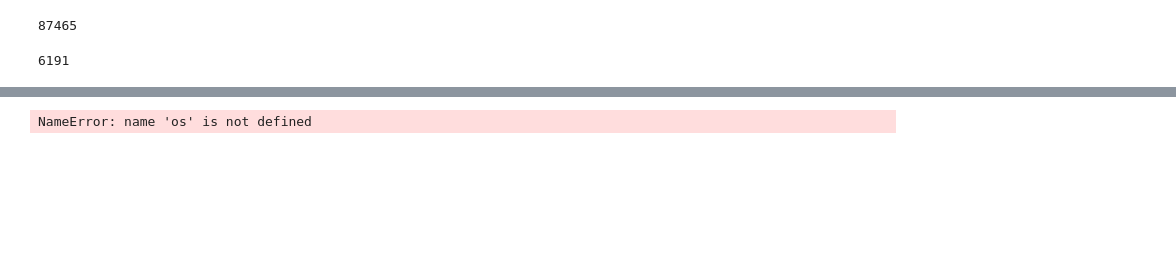
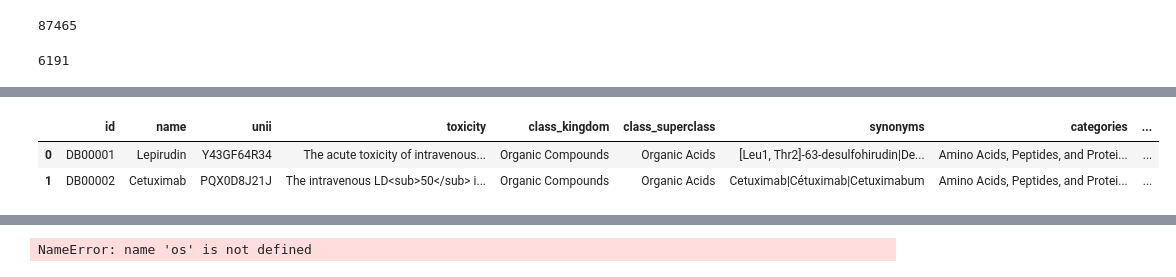
Before and after one commit to matheogodenzi/HyperBabbage, a Jupyter notebook: Seb - Merge Bind & DrugBank.ipynb, the cells around one changed output, grey strips where cells are left out. Drawn from its saved outputs; the diff is of its cells as text; code cells hidden in the pictures; blank space fills up the shorter version.

```diff
--- a/Seb - Merge Bind & DrugBank.ipynb
+++ b/Seb - Merge Bind & DrugBank.ipynb
@@ -107,7 +107,7 @@ DrugBank = drugbank.rename(columns={
     'chembl': 'ChEMBL_ID',
     'pubchem': 'PubChem_CID',
     'PubChem Substance': 'PubChem_SID',
-    'DrugBank IDs': 'DrugBank_ID',
+    'id': 'DrugBank_ID',
     'bindingdb': 'BindingDB_ID',
     'ZINC': 'ZINC_ID',
     'SMILES': 'SMILES',
@@ -116,6 +116,7 @@ DrugBank = drugbank.rename(columns={
 })
 
 BindingDB['Unique_ID'] = np.arange(len(BindingDB))
+DrugBank['Unique_DrugBank_ID'] = np.arange(len(DrugBank))
 # %%
 import pandas as pd
 import os
@@ -261,3 +303,9 @@ merged_df.drop_duplicates(subset=['Unique_ID'], inplace=True)
+# %%
+DrugBank.head(2)
+# %% [output]
+|  | id | name | unii | toxicity | class_kingdom | class_superclass | synonyms | categories | ... |
+| 0 | DB00001 | Lepirudin | Y43GF64R34 | The acute toxicity of intravenous... | Organic Compounds | Organic Acids | [Leu1, Thr2]-63-desulfohirudin|De... | Amino Acids, Peptides, and Protei... | ... |
+| 1 | DB00002 | Cetuximab | PQX0D8J21J | The intravenous LD<sub>50</sub> i... | Organic Compounds | Organic Acids | Cetuximab|Cétuximab|Cetuximabum | Amino Acids, Peptides, and Protei... | ... |
 # %%
 # Left join binding db with merged_df (on Unique_ID), don't duplicate columns though
 binding_readded = pd.merge(BindingDB, merged_df, on='Unique_ID', how='left', suffixes=('', '_y'))
```
Also changed, not shown: parts of 11 cells of this notebook, 2 other files.
